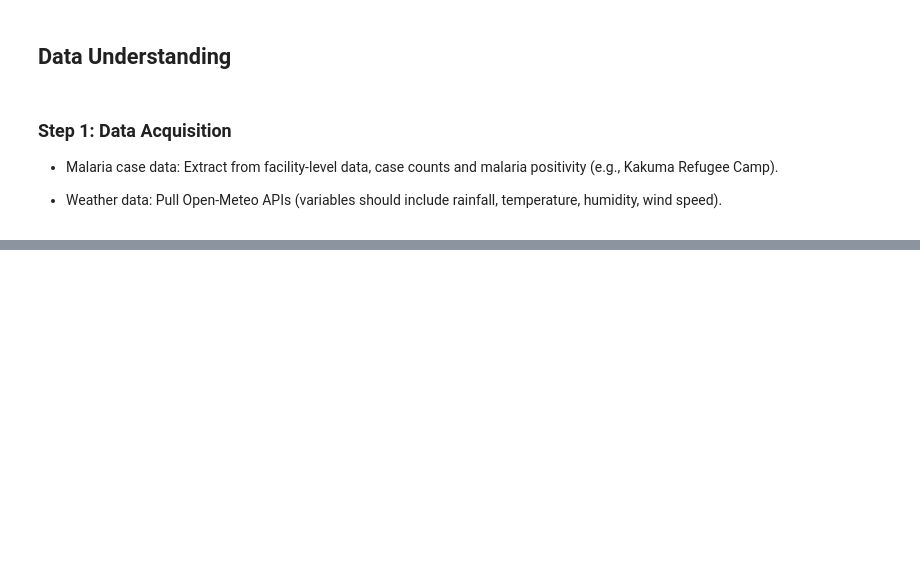
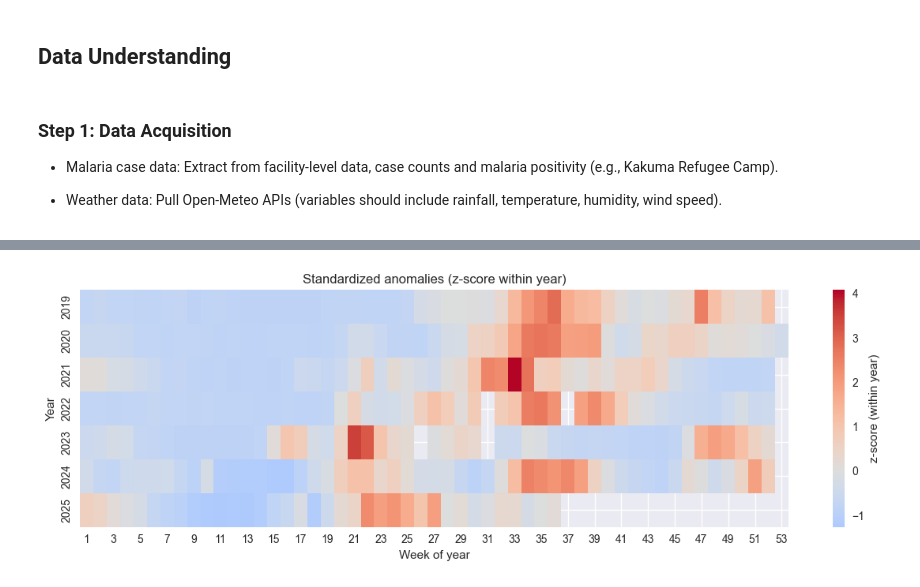
Before and after one commit to H-Rumenya/Malaria-Predictive-Model, a Jupyter notebook: Malaria_Predictive_Model.ipynb, the cells around one changed output, grey strips where cells are left out. Saved outputs shown, nothing was run; the diff lists cells and outputs as text; code cells hidden in the pictures; blank space fills up the shorter version.

```diff
--- a/Malaria_Predictive_Model.ipynb
+++ b/Malaria_Predictive_Model.ipynb
@@ -355,0 +739,36 @@ plt.show()
+# %%
+# --- Off-season peaks throughout a standardised year (z-scores within ISO year) ---
+
+# Ensure required columns & cleaning
+dat = data.copy()
+
+# Use ISO calendar so 'year' aligns with ISO week-of-year
+iso = dat["week_start"].dt.isocalendar()
+dat["year"] = iso.year.astype(int)      # ISO year
+dat["woy"]  = iso.week.astype(int)      # 1..53
+
+value_col = "combined_positive"
+
+# Standardize within each (ISO) year
+z = dat[["year", "woy", value_col]].copy()
+z["cases_z"] = z.groupby("year")[value_col].transform(
+    lambda s: (s - s.mean()) / (s.std(ddof=0) + 1e-9)
+)
+
+# Pivot to Year x Week-of-year
+pivot = z.pivot_table(index="year", columns="woy", values="cases_z", aggfunc="mean")
+pivot = pivot.reindex(sorted(pivot.columns), axis=1)  # ensure columns ordered 1..53
+
+if sns is not None:
+    plt.figure(figsize=(12, 4))
+    ax = sns.heatmap(
+        pivot, cmap="coolwarm", center=0,
+        cbar_kws={"label": "z-score (within year)"}
+    )
+    ax.set_title("Standardized anomalies (z-score within year)")
+    ax.set_xlabel("Week of year")
+    ax.set_ylabel("Year")
+    plt.tight_layout()
+    plt.show()
+# %% [output]
+[figure, added]
```
Also changed, not shown: parts of 109 cells of this notebook, 7 other files.
